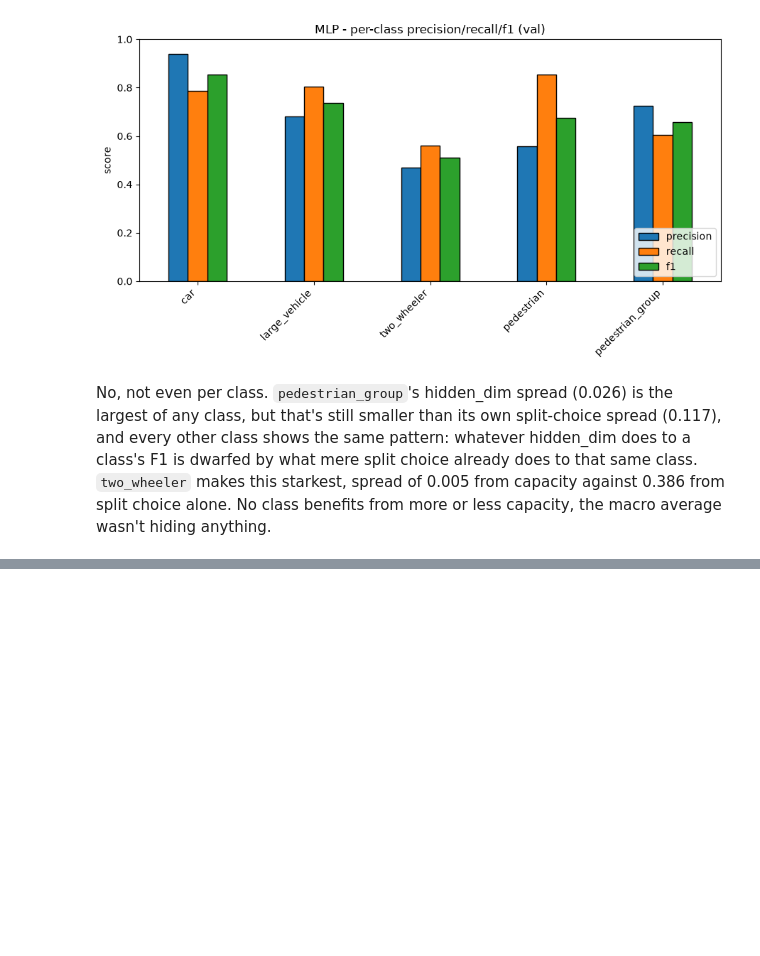
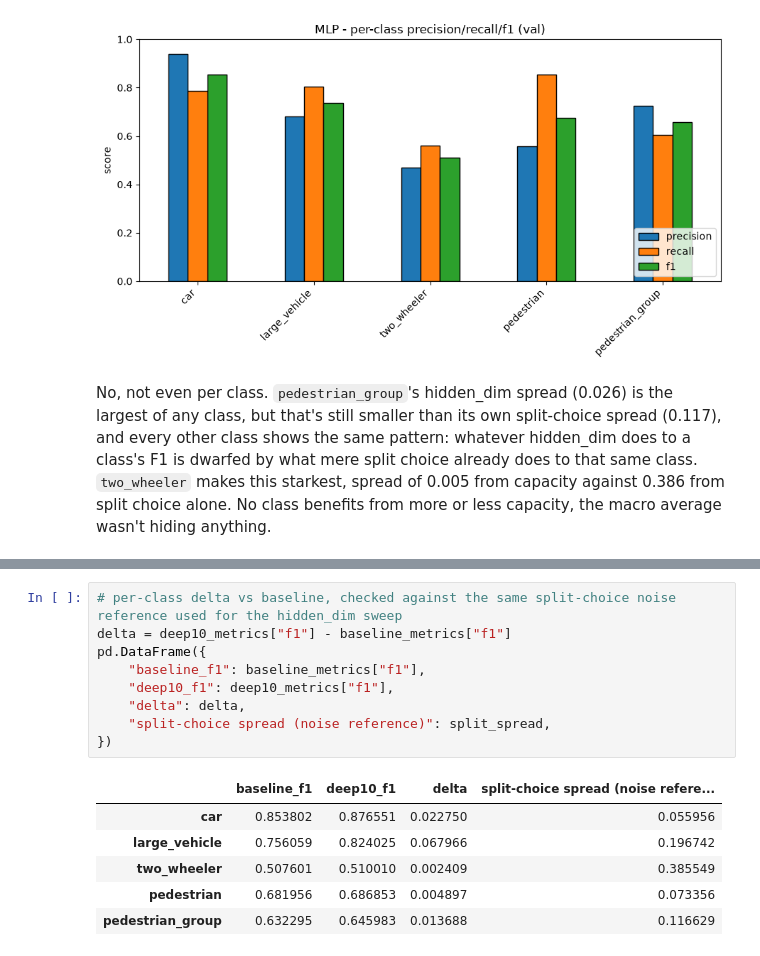
Before and after one commit to brunopinto900/radar-ml-autonomous-driving, a Jupyter notebook: notebooks/mlp_classifier.ipynb, the cells around one changed output, grey strips where cells are left out. Cells and saved outputs as stored; diff of their text form; blank space fills up the shorter version.

```diff
--- a/notebooks/mlp_classifier.ipynb
+++ b/notebooks/mlp_classifier.ipynb
@@ -417,0 +450,16 @@ No, not even per class. `pedestrian_group`'s hidden_dim spread (0.026) is the la
+# %%
+# per-class delta vs baseline, checked against the same split-choice noise reference used for the hidden_dim sweep
+delta = deep10_metrics["f1"] - baseline_metrics["f1"]
+pd.DataFrame({
+    "baseline_f1": baseline_metrics["f1"],
+    "deep10_f1": deep10_metrics["f1"],
+    "delta": delta,
+    "split-choice spread (noise reference)": split_spread,
+})
+# %% [output]
+|  | baseline_f1 | deep10_f1 | delta | split-choice spread (noise refere... |
+| car | 0.853802 | 0.876551 | 0.022750 | 0.055956 |
+| large_vehicle | 0.756059 | 0.824025 | 0.067966 | 0.196742 |
+| two_wheeler | 0.507601 | 0.510010 | 0.002409 | 0.385549 |
+| pedestrian | 0.681956 | 0.686853 | 0.004897 | 0.073356 |
+| pedestrian_group | 0.632295 | 0.645983 | 0.013688 | 0.116629 |
```
Also changed, not shown: parts of 5 cells of this notebook, 5 other files.
